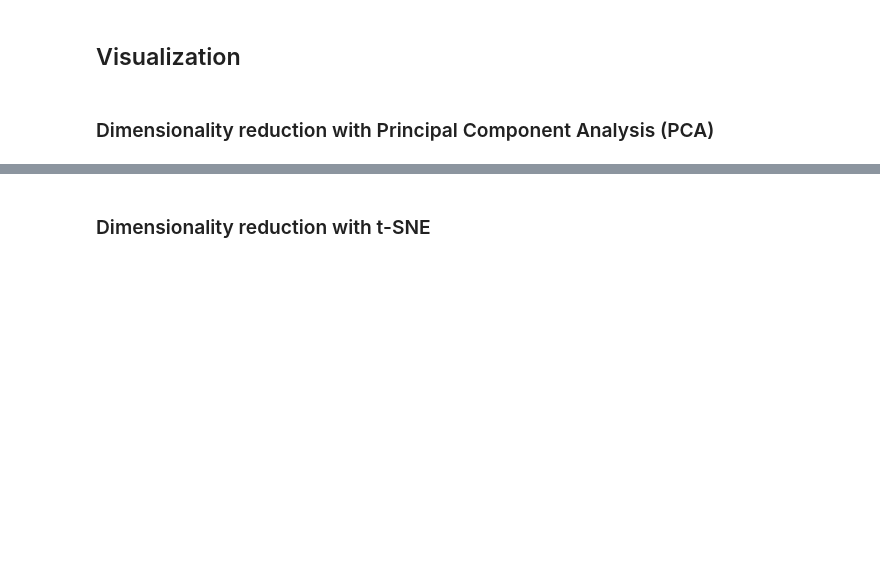
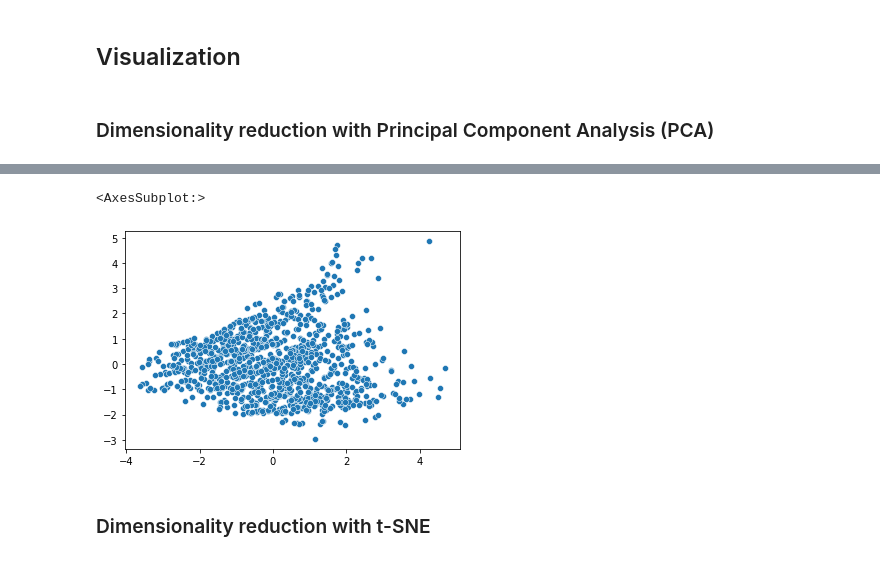
Before and after one commit to Aleksandar1932/ML_2021, a Jupyter notebook: Laboratory Exercises/Laboratory Exercise 3/Laboratory_Exercise_3.ipynb, the cells around one changed output, grey strips where cells are left out. Drawn from its saved outputs; the diff is of its cells as text; code cells hidden in the pictures; blank space fills up the shorter version.

```diff
--- a/Laboratory Exercises/Laboratory Exercise 3/Laboratory_Exercise_3.ipynb
+++ b/Laboratory Exercises/Laboratory Exercise 3/Laboratory_Exercise_3.ipynb
@@ -117,6 +143,5 @@ fig.show()
 # %%
 data_2d_pca = PCA(n_components=2).fit_transform(df)
 # %%
-fig = px.scatter(x=data_2d_pca[:,0], y=data_2d_pca[:,1])
-fig.show()
+sns.scatterplot(x=data_2d_pca[:,0], y=data_2d_pca[:,1])
 # %% [output]
@@ -124,3 +148,5 @@ fig.show()
+<AxesSubplot:>
+[figure, added]
 # %% [markdown]
 ### Dimensionality reduction with t-SNE
 # %%
```
Also changed, not shown: parts of 25 cells of this notebook, 1 other file.
